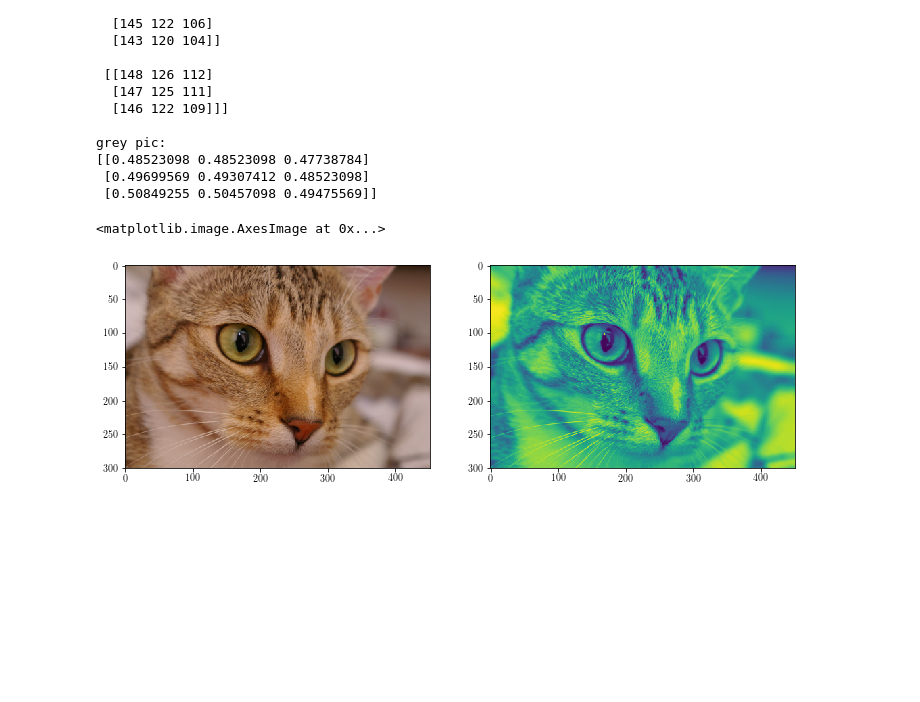
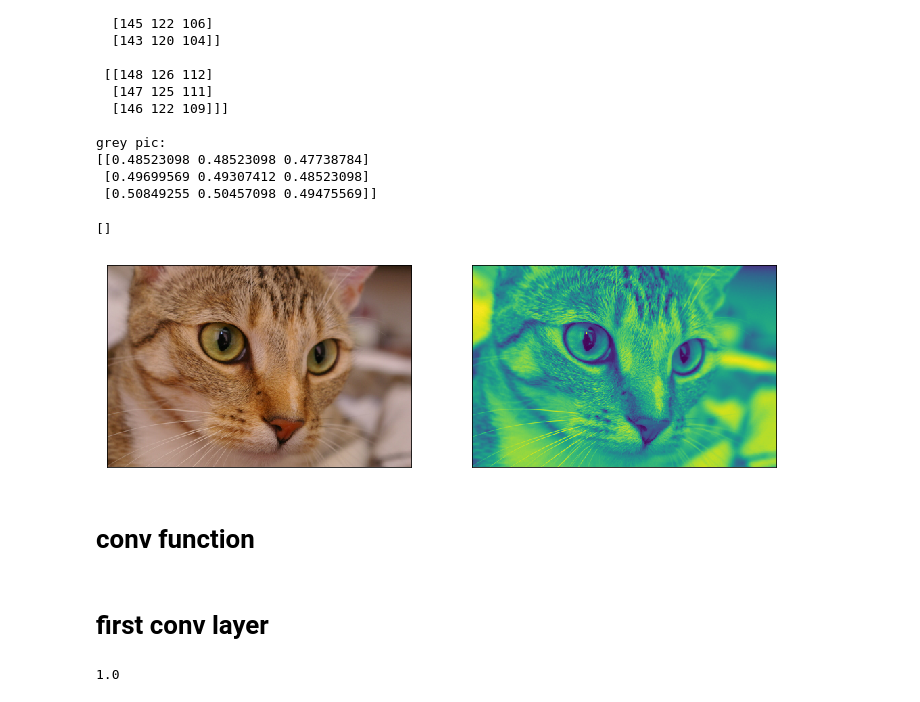
Before and after one commit to qrsforever/code_blog_post, a Jupyter notebook: ML/Scratch/notebook/nn_convolution.ipynb, the cells around one changed output. Saved outputs shown, nothing was run; the diff lists cells and outputs as text; code cells hidden in the pictures; blank space fills up the shorter version.

```diff
--- a/ML/Scratch/notebook/nn_convolution.ipynb
+++ b/ML/Scratch/notebook/nn_convolution.ipynb
@@ -41,11 +43,15 @@ grey pic:
  [0.50849255 0.50457098 0.49475569]]
 # %%
 fig, axes = plt.subplots(nrows=1, ncols=2, figsize=(12, 6))
+axes[0].get_xaxis().set_ticks([])
+axes[0].get_yaxis().set_ticks([])
 axes[0].imshow(img)
 axes[1].imshow(img_grey)
+axes[1].get_xaxis().set_ticks([])
+axes[1].get_yaxis().set_ticks([])
 # %% [output]
-<matplotlib.image.AxesImage at 0x...>
+[]
-[figure, old version]
+[figure, new version]
 # %%
 # activation function
 def relu(x):
@@ -53,6 +59,8 @@ def relu(x):
 
 def drelu(x):
     return 1. * (x > 0)
+# %% [markdown]
+# conv function
 # %%
 # convolution function
 def conv2d(image, filtr, mode = 'valid'):
@@ -140,14 +151,20 @@ def pooling(feature_maps, size=2, stride=2):
                 c2 = c2 + 1
             r2 = r2 + 1
     return pool_out
+# %% [markdown]
+# first conv layer
 # %%
 filters = np.zeros((2, 3, 3))
 # vertical edges
 filters[0, :, :] = np.array([[[-1, 0, 1],
-                                   [-1, 0, 1],
-                                   [-1, 0, 1]]])
+                              [-1, 0, 1],
+                              [-1, 0, 1]]])
 # horizontal edges
 filters[1, :, :] = np.array([[[1, 1, 1],
-                                   [0, 0, 0],
-                                   [-1, -1, -1]]])
+                              [0, 0, 0],
+                              [-1, -1, -1]]])
+
+np.max([filters[1, 0:2, 0:2]])
+# %% [output]
+1.0
 # %%
```
Also changed, not shown: parts of 11 cells of this notebook, 3 other files.
